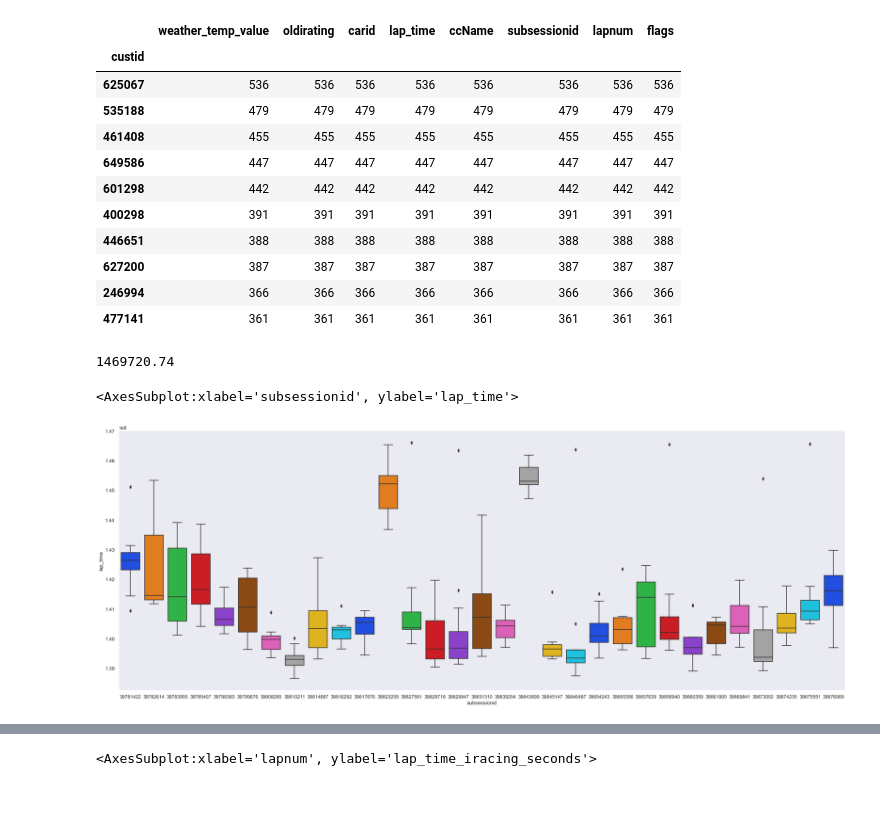
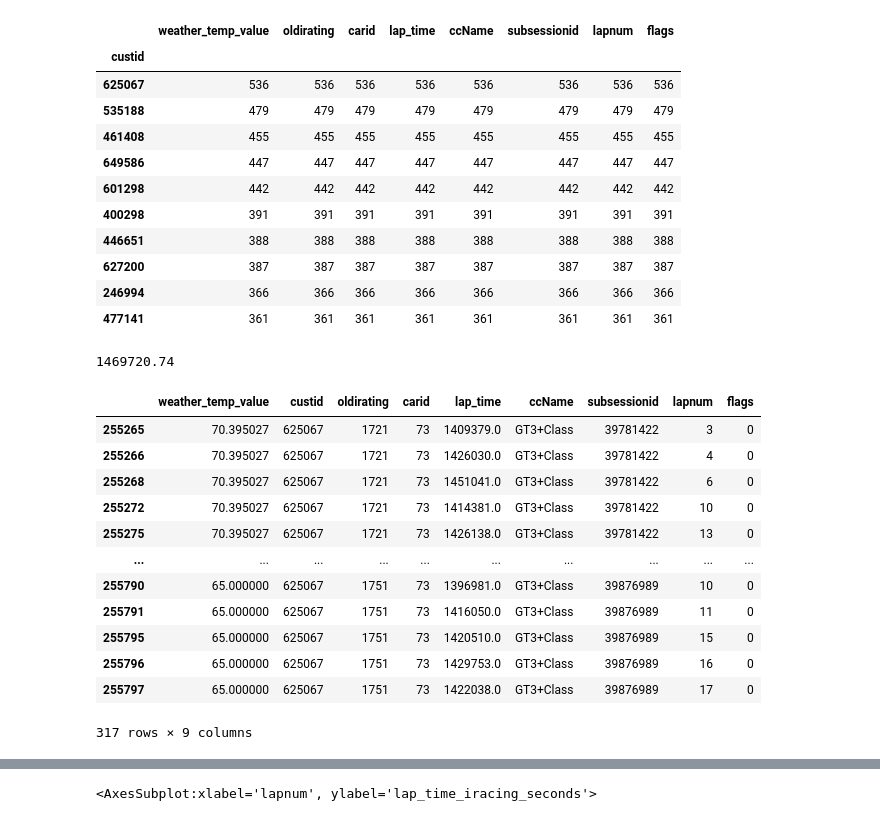
Before and after one commit to Razgrizaces/irlaptimes, a Jupyter notebook: test2.ipynb, the cells around one changed output, grey strips where cells are left out. Cells and saved outputs as stored; diff of their text form; code cells hidden in the pictures.

Commit message:
Added a few notebooks and some FastF1 data to compare iracing vs f1's data, still works in progress.

```diff
--- a/test2.ipynb
+++ b/test2.ipynb
@@ -25,13 +25,24 @@ lap_data_counts
 # %%
 sns.set_theme(rc={'figure.figsize':(30,11), "patch.edgecolor": 'None'},style = 'dark')
 lap_data_most_driven = lap_data[lap_data['custid'] == 625067]
 lap_data_most_driven = lap_data_most_driven[lap_data_most_driven['flags'] == 0]
 cutoff_time = lap_data_most_driven['lap_time'].min(axis=0) * 1.06
 print(cutoff_time)
 lap_data_most_driven = lap_data_most_driven[lap_data_most_driven['lap_time'] < cutoff_time]
 lap_data_most_driven = lap_data_most_driven[lap_data_most_driven['lapnum'] != 0]
-sns.boxplot(data = lap_data_most_driven, x = 'subsessionid', y = 'lap_time', palette = "bright")
+lap_data_most_driven
 # %% [output]
 1469720.74
+|  | weather_temp_value | custid | oldirating | carid | lap_time | ccName | subsessionid | lapnum | flags |
+| 255265 | 70.395027 | 625067 | 1721 | 73 | 1409379.0 | GT3+Class | 39781422 | 3 | 0 |
+| 255266 | 70.395027 | 625067 | 1721 | 73 | 1426030.0 | GT3+Class | 39781422 | 4 | 0 |
+| 255268 | 70.395027 | 625067 | 1721 | 73 | 1451041.0 | GT3+Class | 39781422 | 6 | 0 |
+| 255272 | 70.395027 | 625067 | 1721 | 73 | 1414381.0 | GT3+Class | 39781422 | 10 | 0 |
+| 255275 | 70.395027 | 625067 | 1721 | 73 | 1426138.0 | GT3+Class | 39781422 | 13 | 0 |
+| ... | ... | ... | ... | ... | ... | ... | ... | ... | ... |
+| 255790 | 65.000000 | 625067 | 1751 | 73 | 1396981.0 | GT3+Class | 39876989 | 10 | 0 |
+| 255791 | 65.000000 | 625067 | 1751 | 73 | 1416050.0 | GT3+Class | 39876989 | 11 | 0 |
+| 255795 | 65.000000 | 625067 | 1751 | 73 | 1420510.0 | GT3+Class | 39876989 | 15 | 0 |
+| 255796 | 65.000000 | 625067 | 1751 | 73 | 1429753.0 | GT3+Class | 39876989 | 16 | 0 |
+| 255797 | 65.000000 | 625067 | 1751 | 73 | 1422038.0 | GT3+Class | 39876989 | 17 | 0 |
-<AxesSubplot:xlabel='subsessionid', ylabel='lap_time'>
+317 rows × 9 columns
-[figure, removed]
```
Also changed, not shown: parts of 1 cell of this notebook, 5 other files.
